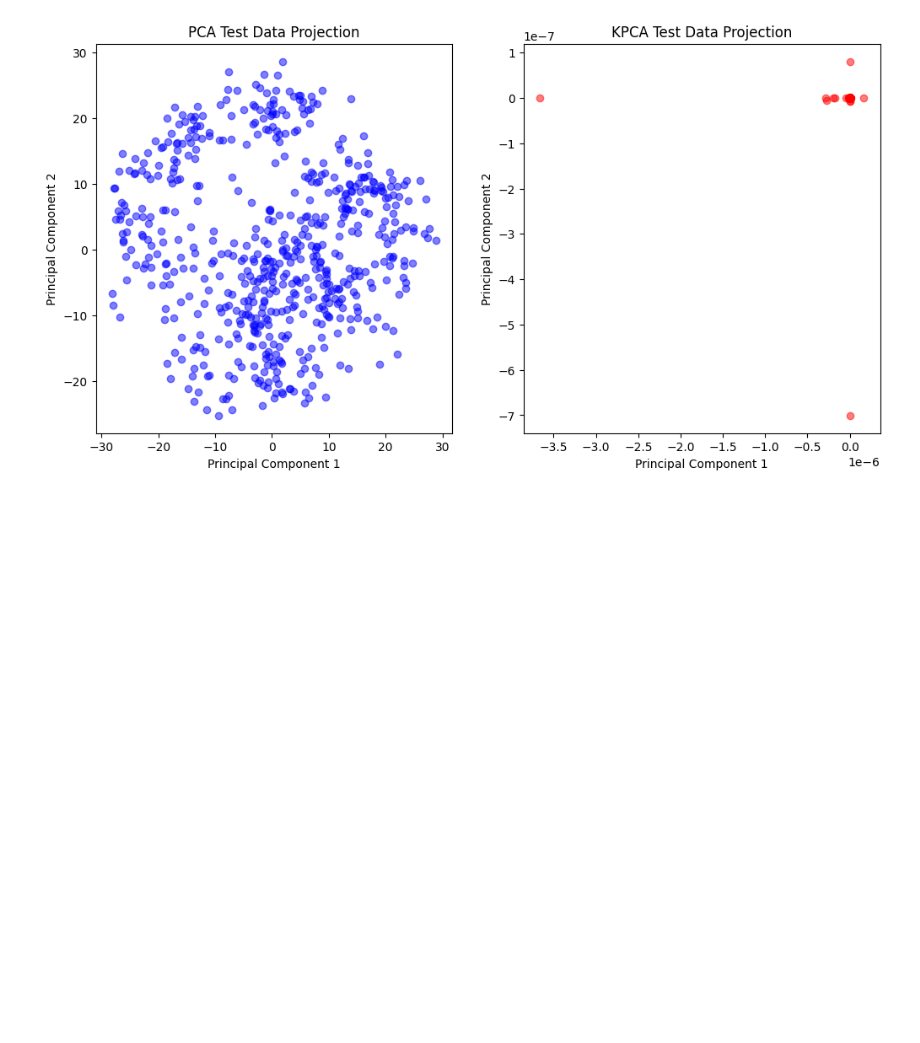
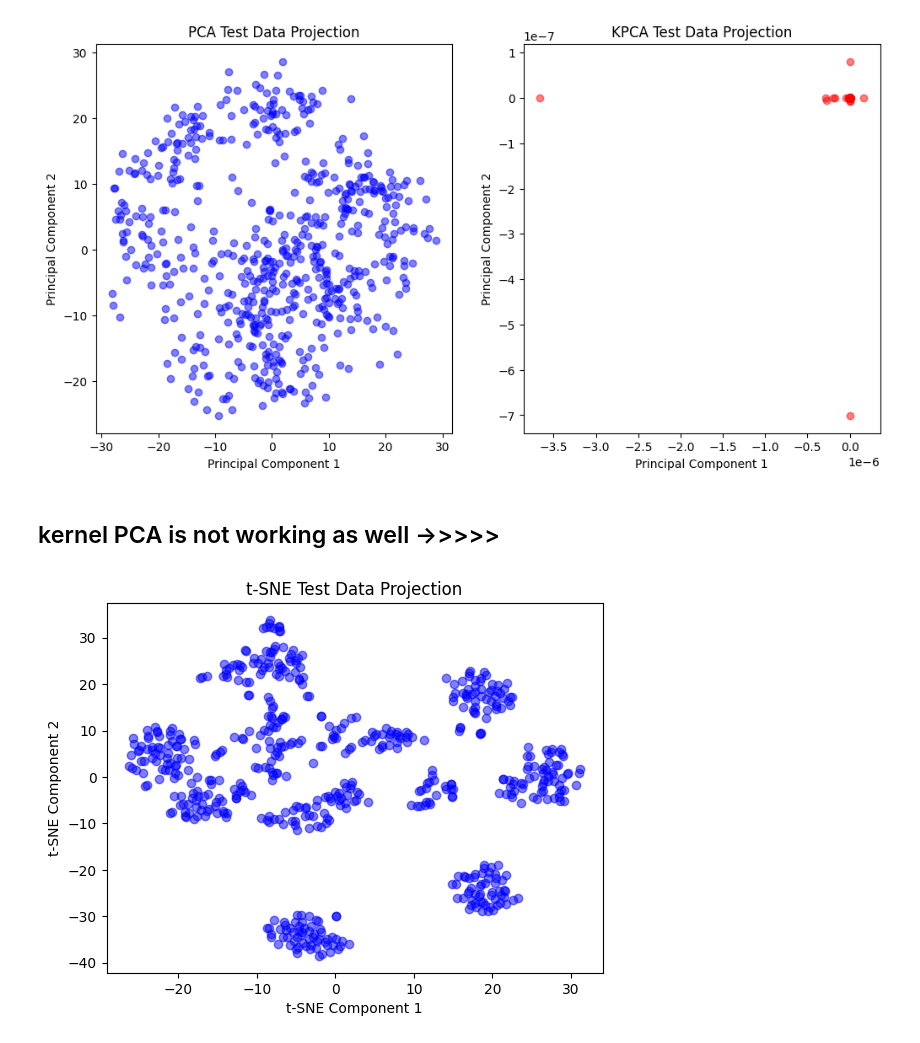
Before and after one commit to tungnd237/InventoryManagementAnalyst, a Jupyter notebook: sascha/clustering/0409_clustering.ipynb, the cells around one changed output. Saved outputs shown, nothing was run; the diff lists cells and outputs as text; code cells hidden in the pictures; blank space fills up the shorter version.

Commit message:
EDIT: tsne, umap test as alt for pca

```diff
--- a/sascha/clustering/0409_clustering.ipynb
+++ b/sascha/clustering/0409_clustering.ipynb
@@ -151,3 +135,24 @@ plt.title('KPCA Test Data Projection')
 plt.show()
 # %% [output]
 [figure]
+# %% [markdown]
+## kernel PCA is not working as well ->>>>>
+# %%
+# t-Distributed Stochastic Neighbor Embedding
+
+from sklearn.manifold import TSNE
+train, test = train_test_split(scaled_df_f, test_size=0.33)
+
+# Apply t-SNE
+tsne = TSNE(n_components=2, random_state=42)
+train_tsne = tsne.fit_transform(train)
+test_tsne = tsne.fit_transform(test)
+
+# Plot the transformed test data
+plt.scatter(test_tsne[:, 0], test_tsne[:, 1], c='blue', marker='o', alpha=0.5)
+plt.xlabel('t-SNE Component 1')
+plt.ylabel('t-SNE Component 2')
+plt.title('t-SNE Test Data Projection')
+plt.show()
+# %% [output]
+[figure, added]
```
Also changed, not shown: parts of 5 cells of this notebook.
